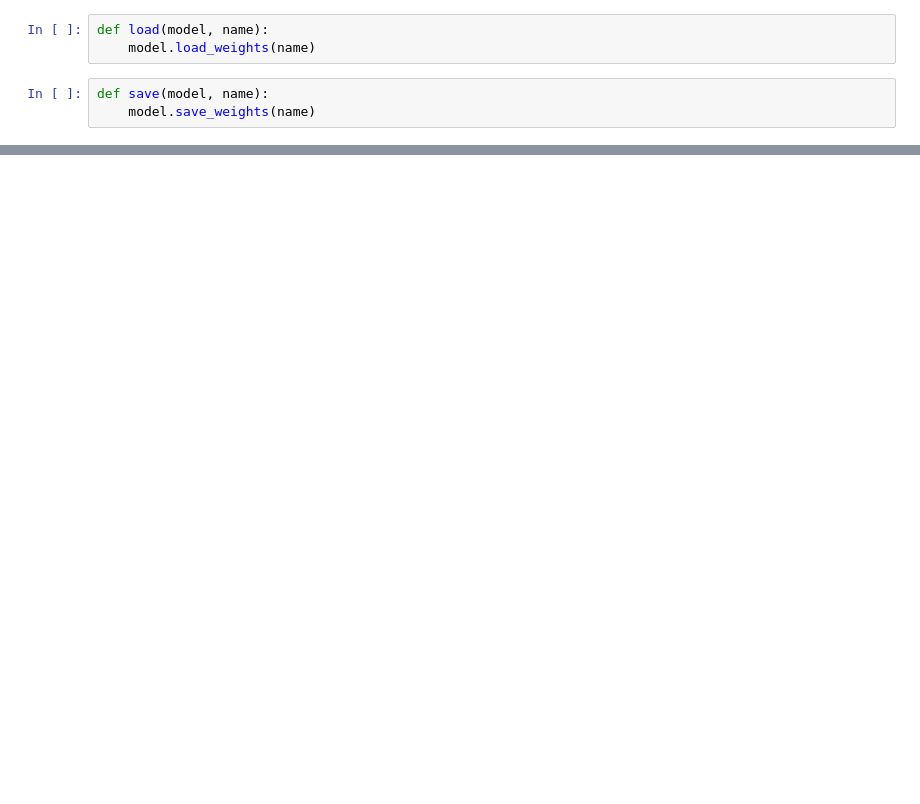
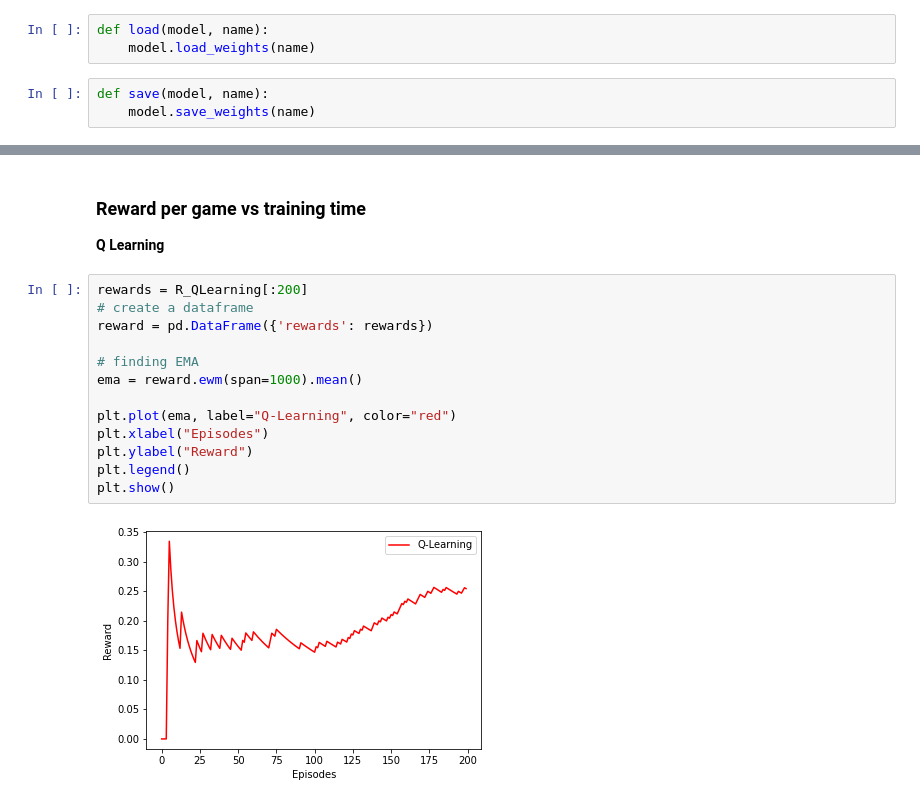
Before and after one commit to ukarag/ReinforcementLearning, a Jupyter notebook: Assignment.ipynb, the cells around one changed output, grey strips where cells are left out. Drawn from its saved outputs; the diff is of its cells as text; blank space fills up the shorter version.

```diff
--- a/Assignment.ipynb
+++ b/Assignment.ipynb
@@ -461,0 +497,18 @@ ax.plot(np.linspace(1, N_episodes, num=N_episodes), N_moves_save)
+# %% [markdown]
+### Reward per game vs training time
+**Q Learning**
+# %%
+rewards = R_QLearning[:200]
+# create a dataframe
+reward = pd.DataFrame({'rewards': rewards})
+
+# finding EMA
+ema = reward.ewm(span=1000).mean()
+
+plt.plot(ema, label="Q-Learning", color="red")
+plt.xlabel("Episodes")
+plt.ylabel("Reward")
+plt.legend()
+plt.show()
+# %% [output]
+[figure, added]
```
Also changed, not shown: parts of 27 cells of this notebook.
